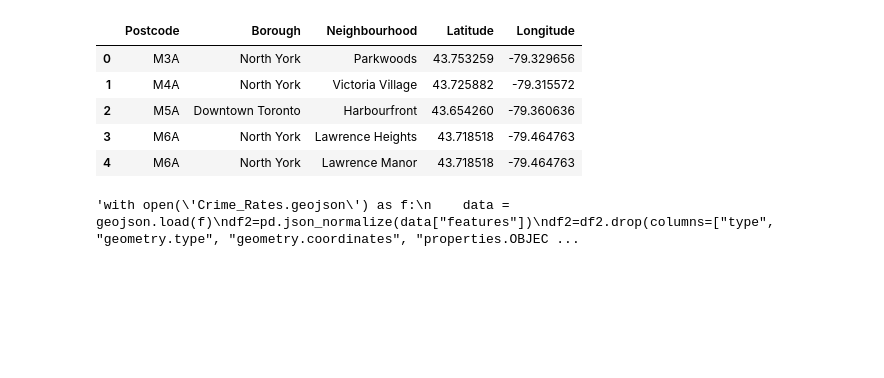
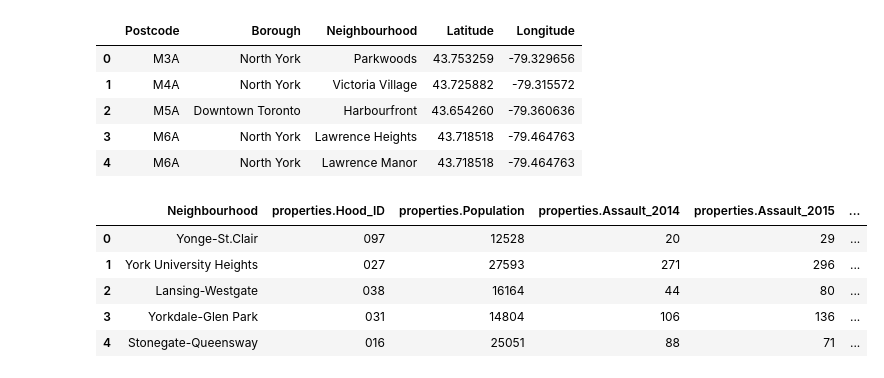
Before and after one commit to yash-patel268/Segmenting-and-Clustering-Neighborhoods-in-Toronto, a Jupyter notebook: Segmenting and Clustering Neighborhoods in Toronto.ipynb, the cells around one changed output. Drawn from its saved outputs; the diff is of its cells as text; code cells hidden in the pictures; blank space fills up the shorter version.

Commit message:
Added crime data

```diff
--- a/Segmenting and Clustering Neighborhoods in Toronto.ipynb
+++ b/Segmenting and Clustering Neighborhoods in Toronto.ipynb
@@ -139,10 +139,16 @@ dfMerge.head()
 | 3 | M6A | North York | Lawrence Heights | 43.718518 | -79.464763 |
 | 4 | M6A | North York | Lawrence Manor | 43.718518 | -79.464763 |
 # %%
-'''with open('Crime_Rates.geojson') as f:
+with open('Crime_Rates.geojson') as f:
     data = geojson.load(f)
-df2=pd.json_normalize(data["features"])
-df2=df2.drop(columns=["type", "geometry.type", "geometry.coordinates", "properties.OBJECTID", "properties.Shape__Area", "properties.Shape__Length"])
-df2.head()'''
+dfCrime=pd.json_normalize(data["features"])
+dfCrime=dfCrime.drop(columns=["type", "geometry.type", "geometry.coordinates", "properties.OBJECTID", "properties.Shape__Area", "properties.Shape__Length"])
+dfCrime.rename(columns={'properties.Neighbourhood':'Neighbourhood'}, inplace=True)
+dfCrime.head()
 # %% [output]
-'with open(\'Crime_Rates.geojson\') as f:\n    data = geojson.load(f)\ndf2=pd.json_normalize(data["features"])\ndf2=df2.drop(columns=["type", "geometry.type", "geometry.coordinates", "properties.OBJEC ...
+|  | Neighbourhood | properties.Hood_ID | properties.Population | properties.Assault_2014 | properties.Assault_2015 | ... |
+| 0 | Yonge-St.Clair | 097 | 12528 | 20 | 29 | ... |
+| 1 | York University Heights | 027 | 27593 | 271 | 296 | ... |
+| 2 | Lansing-Westgate | 038 | 16164 | 44 | 80 | ... |
+| 3 | Yorkdale-Glen Park | 031 | 14804 | 106 | 136 | ... |
+| 4 | Stonegate-Queensway | 016 | 25051 | 88 | 71 | ... |
```
